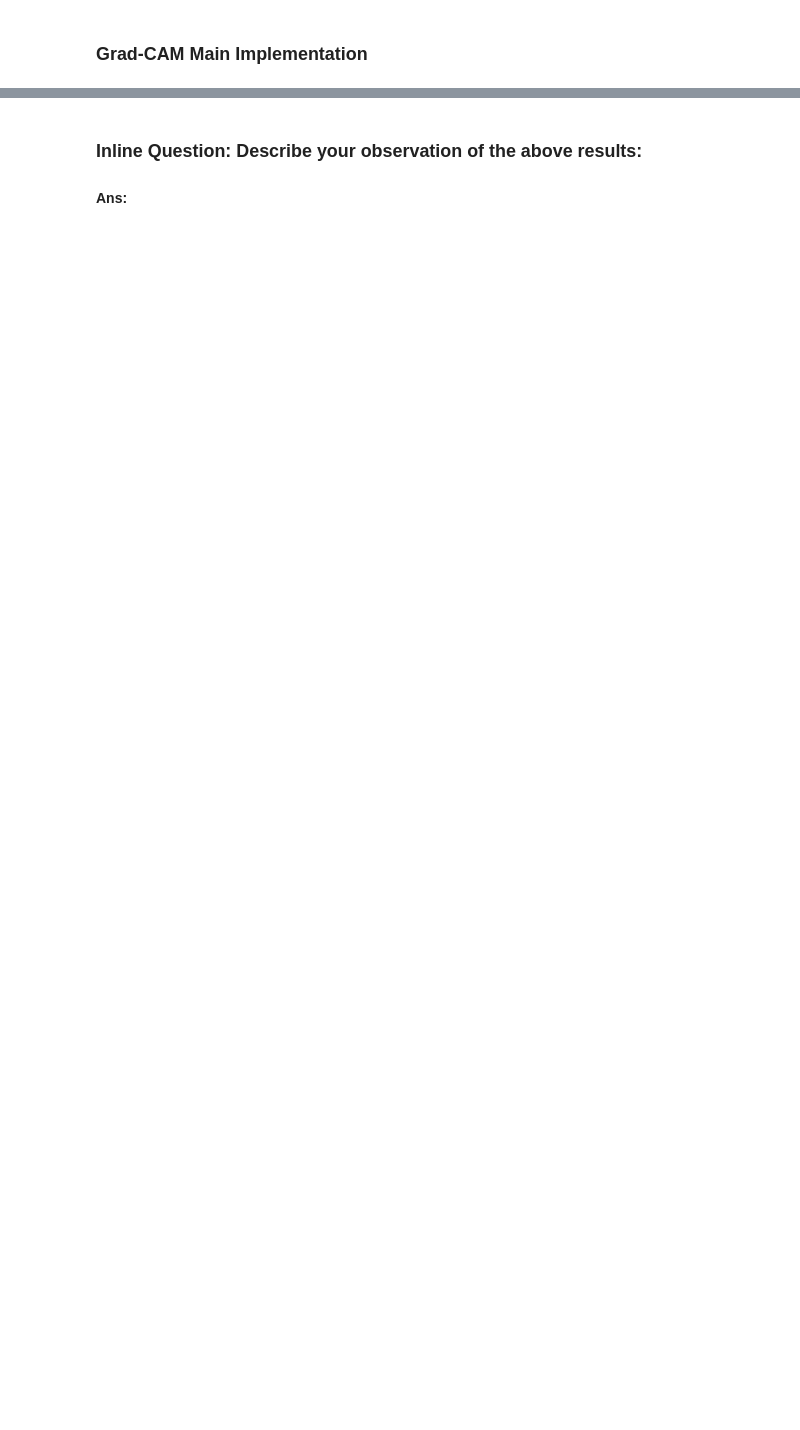
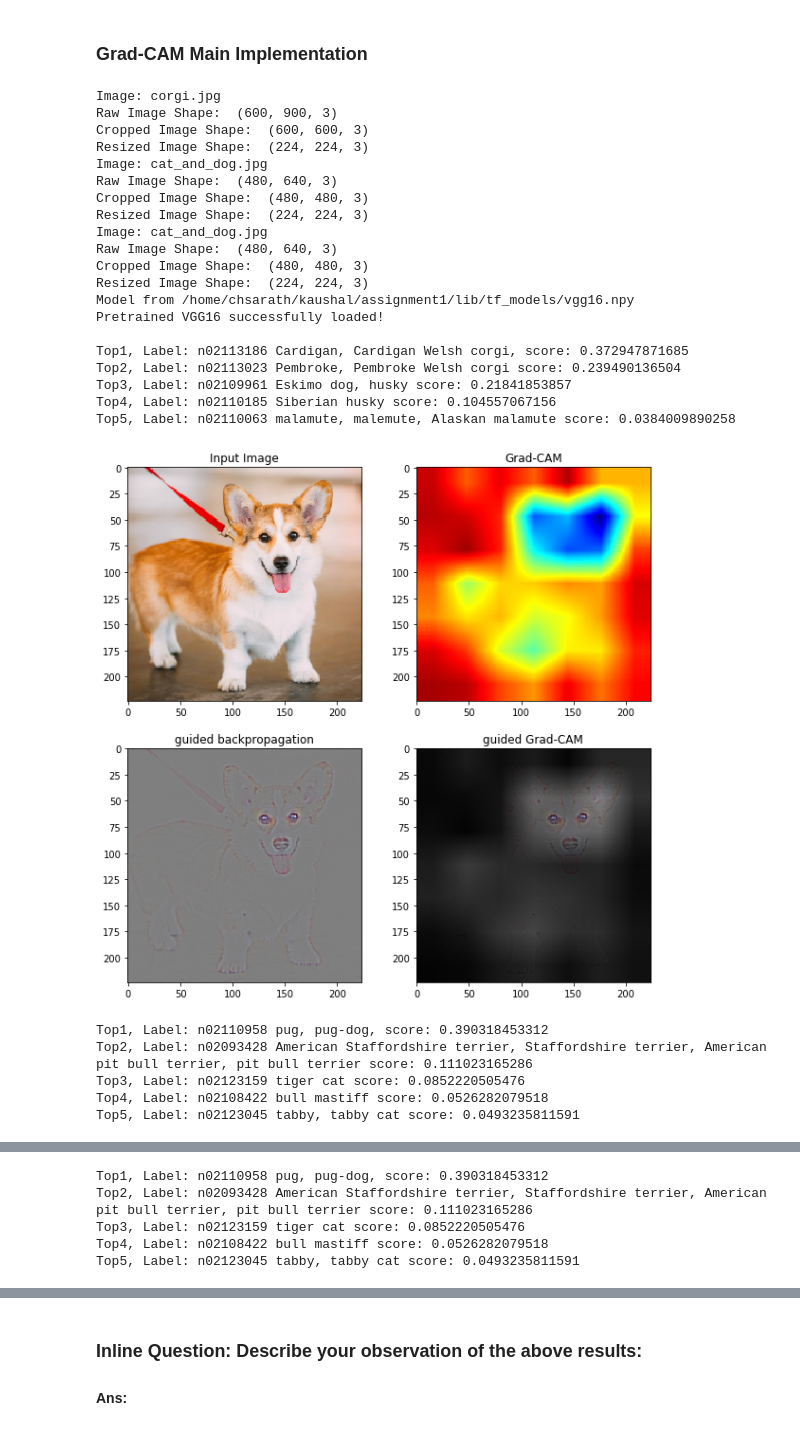
Before and after one commit to kaushalv274/Deep-Learning, a Jupyter notebook: assignment1/Problem_4.ipynb, the cells around one changed output, grey strips where cells are left out. Cells and saved outputs as stored; diff of their text form; code cells hidden in the pictures; blank space fills up the shorter version.

```diff
--- a/assignment1/Problem_4.ipynb
+++ b/assignment1/Problem_4.ipynb
@@ -880,8 +883,8 @@ one_hot_grad3 = np.expand_dims(one_hot_grad3, axis=0)
 # TODO: Construct a minibatch of data and labels (one-hot vectors) of the   #
 # images using concatenate                                                  #
 #############################################################################
-minibatch = None
-one_hot_grads = None
+minibatch = np.concatenate((img1, img2, img3))
+one_hot_grads = np.concatenate((one_hot_grad1, one_hot_grad2, one_hot_grad3))
 
 # Define the batch size
 batch_size = 3
@@ -903,41 +906,70 @@ with graph.as_default():
         # layer and perform a matrix multiplication on the one-hot vectors          #
         # The loss is then defined as the average of the signal                     #
         #############################################################################
-        signal = None
-        loss = None
+        signal = tf.multiply(vgg.fc8, tf.convert_to_tensor(one_hot_grads, dtype=np.float32))
+        loss = tf.reduce_mean(signal)
 
         #############################################################################
         # TODO: Compute the gradient of pool5 layer for generating Grad-CAM         #
         #############################################################################
-        pool5 = None
-        pool5_grads = None
+        pool5 = vgg.pool5
+        pool5_grads = tf.gradients(loss, pool5)[0]
 
         #############################################################################
         # TODO: Perform a guided backpropagtion back to the input layer             #
         #############################################################################
-        gb_grad = None
+        gb_grad = tf.gradients(loss, vgg.inputs)[0]
 
         eps = tf.constant(1e-5)
         #############################################################################
         # TODO: Normalize the gradients, and add a small number epsilon to it       #
         #############################################################################
-        pool5_grads_norm = None
+        pool5_grads_norm = tf.div(pool5_grads, tf.sqrt(tf.reduce_mean(tf.square(pool5_grads))) + eps)
 
         #############################################################################
         # TODO: Initializer for the tf variables                                    #
         #############################################################################
-        init = None
+        init = tf.global_variables_initializer()
 
 # Run tensorflow
 with tf.Session(graph=graph) as sess:
     sess.run(init)
     #############################################################################
     # TODO: Run the session to get guided backpropagation gradients to the      #
     # input, activation of pool5, normalized pool5 gradients, and the           #
     # prediction probability                                                    #
     #############################################################################
-    prob, gb_grads, pool5_act, pool5_grads = None, None, None, None
+    prob, gb_grads, pool5_act, pool5_grads = sess.run([vgg.prob, gb_grad, pool5, pool5_grads_norm], feed_dict={vgg.inputs : minibatch, vgg.labels : one_hot_grads})
+
+#     prob, gb_grads, pool5_act, pool5_grads = None, None, None, None
     # Visualize the Grad-CAM
     for i in xrange(batch_size):
         top1, top5 = predicted_labels(prob[i], "lib/synset.txt")
         visualize(minibatch[i], pool5_act[i], pool5_grads[i], gb_grads[i])
+# %% [output]
+Image: corgi.jpg
+Raw Image Shape:  (600, 900, 3)
+Cropped Image Shape:  (600, 600, 3)
+Resized Image Shape:  (224, 224, 3)
+Image: cat_and_dog.jpg
+Raw Image Shape:  (480, 640, 3)
+Cropped Image Shape:  (480, 480, 3)
+Resized Image Shape:  (224, 224, 3)
+Image: cat_and_dog.jpg
+Raw Image Shape:  (480, 640, 3)
+Cropped Image Shape:  (480, 480, 3)
+Resized Image Shape:  (224, 224, 3)
+Model from /home/chsarath/kaushal/assignment1/lib/tf_models/vgg16.npy
+Pretrained VGG16 successfully loaded!
+
+Top1, Label: n02113186 Cardigan, Cardigan Welsh corgi, score: 0.372947871685
+Top2, Label: n02113023 Pembroke, Pembroke Welsh corgi score: 0.239490136504
+Top3, Label: n02109961 Eskimo dog, husky score: 0.21841853857
+Top4, Label: n02110185 Siberian husky score: 0.104557067156
+Top5, Label: n02110063 malamute, malemute, Alaskan malamute score: 0.0384009890258
+[figure, added]
+Top1, Label: n02110958 pug, pug-dog, score: 0.390318453312
+Top2, Label: n02093428 American Staffordshire terrier, Staffordshire terrier, American pit bull terrier, pit bull terrier score: 0.111023165286
+Top3, Label: n02123159 tiger cat score: 0.0852220505476
+Top4, Label: n02108422 bull mastiff score: 0.0526282079518
+Top5, Label: n02123045 tabby, tabby cat score: 0.0493235811591
@@ -943,0 +977,5 @@ with tf.Session(graph=graph) as sess:
+Top1, Label: n02110958 pug, pug-dog, score: 0.390318453312
+Top2, Label: n02093428 American Staffordshire terrier, Staffordshire terrier, American pit bull terrier, pit bull terrier score: 0.111023165286
+Top3, Label: n02123159 tiger cat score: 0.0852220505476
+Top4, Label: n02108422 bull mastiff score: 0.0526282079518
+Top5, Label: n02123045 tabby, tabby cat score: 0.0493235811591
```
Also changed, not shown: parts of 11 cells of this notebook.
